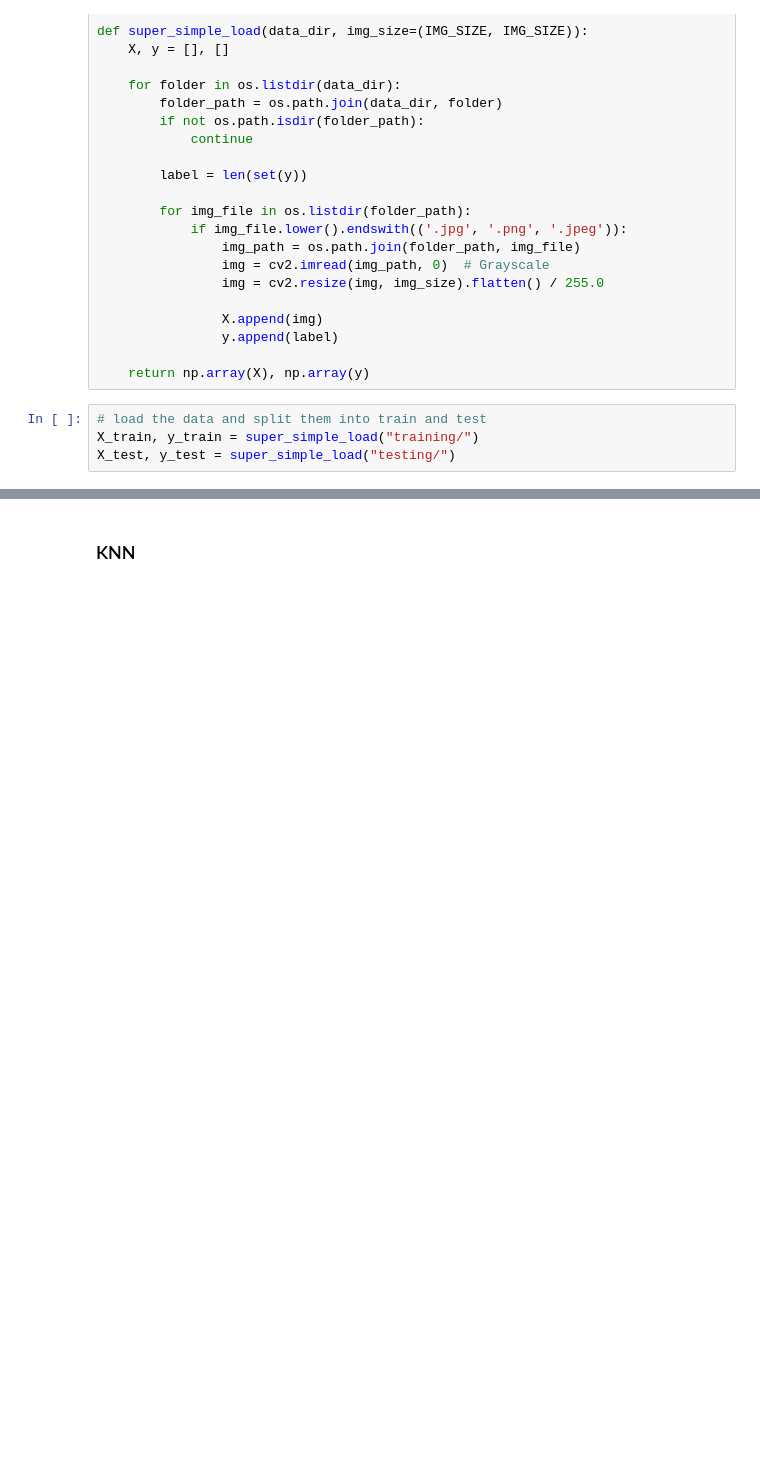
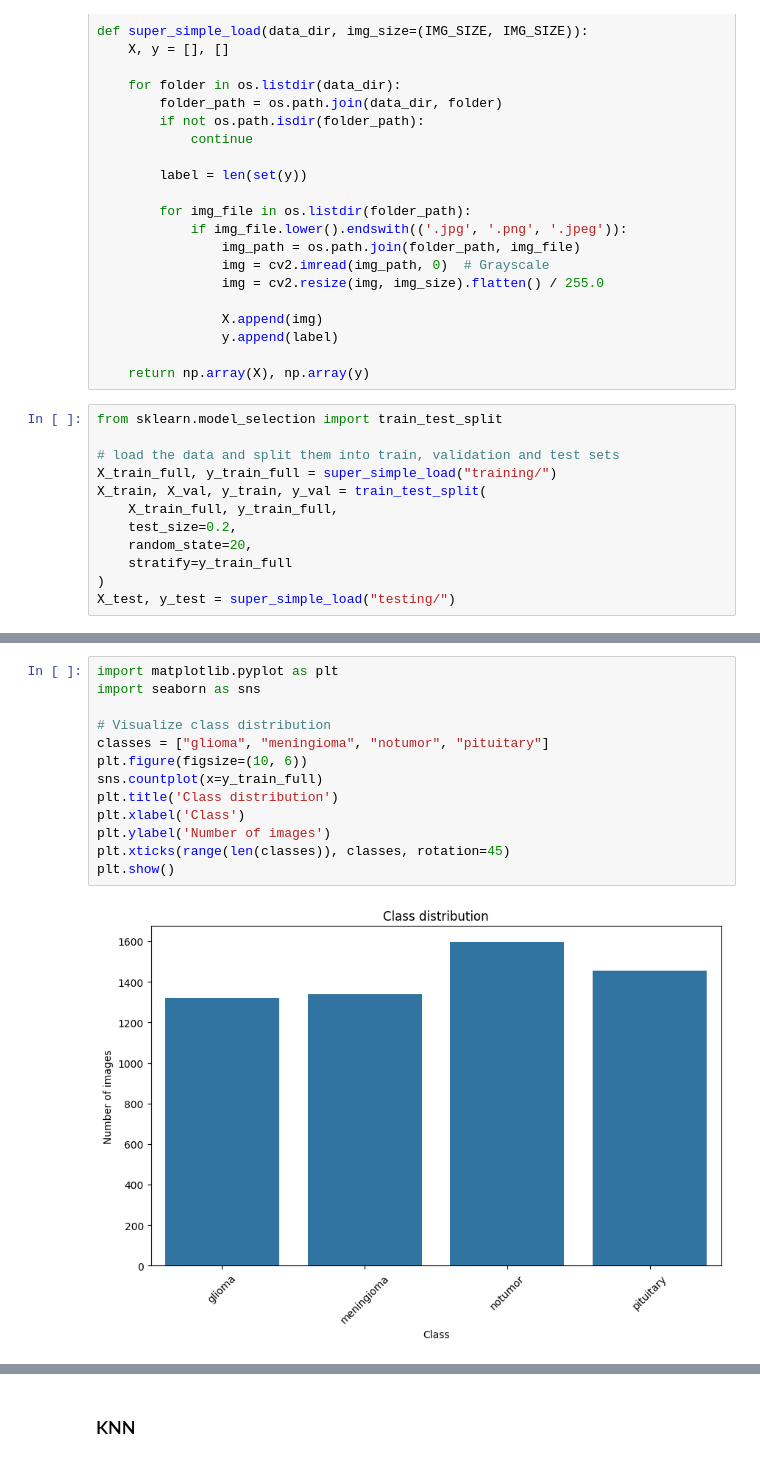
Before and after one commit to daansku/ml-project-25, a Jupyter notebook: main4.ipynb, the cells around one changed output, grey strips where cells are left out. Cells and saved outputs as stored; diff of their text form; blank space fills up the shorter version.

```diff
--- a/main4.ipynb
+++ b/main4.ipynb
@@ -100,6 +100,14 @@ def super_simple_load(data_dir, img_size=(IMG_SIZE, IMG_SIZE)):
 
     return np.array(X), np.array(y)
 # %%
-# load the data and split them into train and test
-X_train, y_train = super_simple_load("training/")
+from sklearn.model_selection import train_test_split
+
+# load the data and split them into train, validation and test sets
+X_train_full, y_train_full = super_simple_load("training/")
+X_train, X_val, y_train, y_val = train_test_split(
+    X_train_full, y_train_full,
+    test_size=0.2,
+    random_state=20,
+    stratify=y_train_full
+)
 X_test, y_test = super_simple_load("testing/")
@@ -106 +124,16 @@ X_test, y_test = super_simple_load("testing/")
+# %%
+import matplotlib.pyplot as plt
+import seaborn as sns
+
+# Visualize class distribution
+classes = ["glioma", "meningioma", "notumor", "pituitary"]
+plt.figure(figsize=(10, 6))
+sns.countplot(x=y_train_full)
+plt.title('Class distribution')
+plt.xlabel('Class')
+plt.ylabel('Number of images')
+plt.xticks(range(len(classes)), classes, rotation=45)
+plt.show()
+# %% [output]
+[figure, added]
 # %% [markdown]
```
Also changed, not shown: parts of 6 cells of this notebook.
